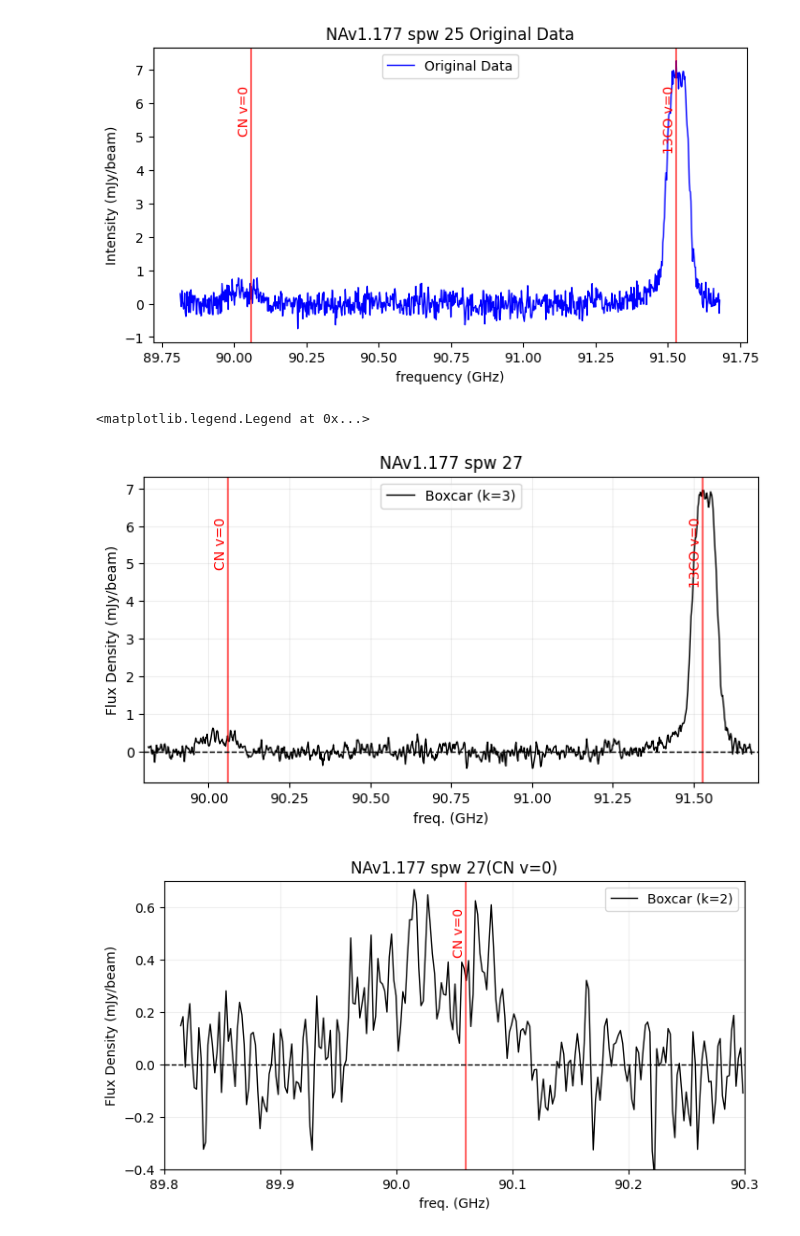
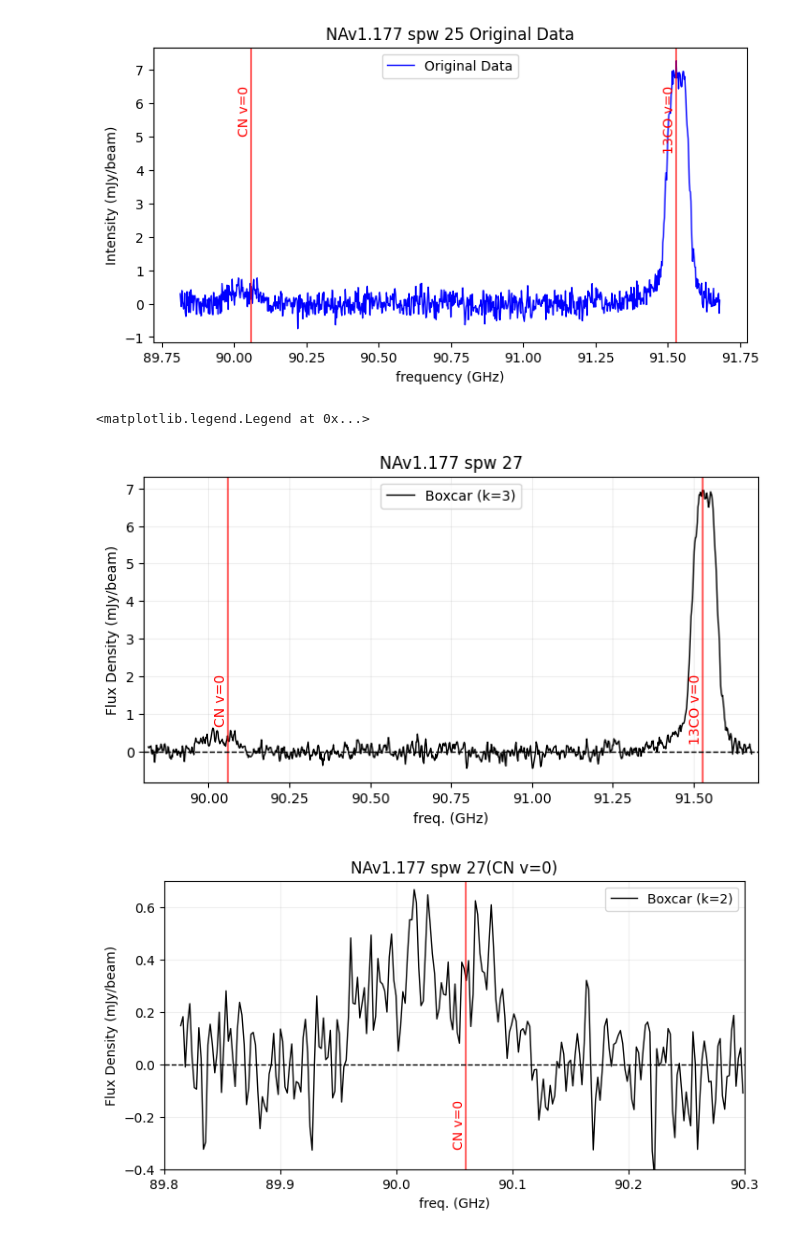
Before and after one commit to 000RF/spectral-line, a Jupyter notebook: NAv1.177/spw 27/spw 27.ipynb, the cells around one changed output. Cells and saved outputs as stored; diff of their text form; code cells hidden in the pictures.

Commit message:
NAv1.177 figures

```diff
--- a/NAv1.177/spw 27/spw 27.ipynb
+++ b/NAv1.177/spw 27/spw 27.ipynb
@@ -77,38 +77,38 @@ plt.figure(figsize=(8, 4))
 plt.plot(x, y_boxcar, color="black", linewidth=1, label="Boxcar (k=3)")
 for freq, label in my_lines:
     plt.axvline(freq, color="red", linestyle="-", alpha=0.6)
-    plt.text(freq, max(y_boxcar)*0.9, label, rotation=90, color="red", fontsize=10, ha='right', va='top')
+    plt.text(freq, max(y_boxcar)*0.3, label, rotation=90, color="red", fontsize=10, ha='right', va='top')
 plt.xlabel("freq. (GHz)")
 plt.ylabel("Flux Density (mJy/beam)")
 plt.title("NAv1.177 spw 27")
 plt.xlim(89.80,91.70)
 plt.axhline(0, color="black", linewidth=1, linestyle="--")
 plt.grid(True, alpha=0.2)
 plt.legend()
 
 y_boxcar1 = boxcar_smooth(y, kernel_size=2)
 
 mask = (x >= 89.80) & (x <= 90.30)
 x_mask = x[mask]
 y_mask = y_boxcar1[mask]
 
 
 
 plt.figure(figsize=(8, 4))
 plt.plot(x_mask, y_mask, color="black", linewidth=1, label="Boxcar (k=2)")
 for freq, label in my_lines:
     if freq < 90.25:
         plt.axvline(freq, color="red", linestyle="-", alpha=0.6)
-        plt.text(freq, max(y_mask)*0.9, label, rotation=90, color="red", fontsize=10, ha='right', va='top')
+        plt.text(freq, max(y_mask)*-0.2, label, rotation=90, color="red", fontsize=10, ha='right', va='top')
 plt.xlabel("freq. (GHz)")
 plt.ylabel("Flux Density (mJy/beam)")
 plt.title("NAv1.177 spw 27(CN v=0)")
 plt.xlim(89.80,90.30)
 plt.ylim(-0.4, 0.7)
 plt.axhline(0, color="black", linewidth=1, linestyle="--")
 plt.grid(True, alpha=0.2)
 plt.legend()
 # %% [output]
 <matplotlib.legend.Legend at 0x...>
-[figure, old version]
+[figure, new version]
-[figure, old version]
+[figure, new version]
```
Also changed, not shown: 7 other files.
